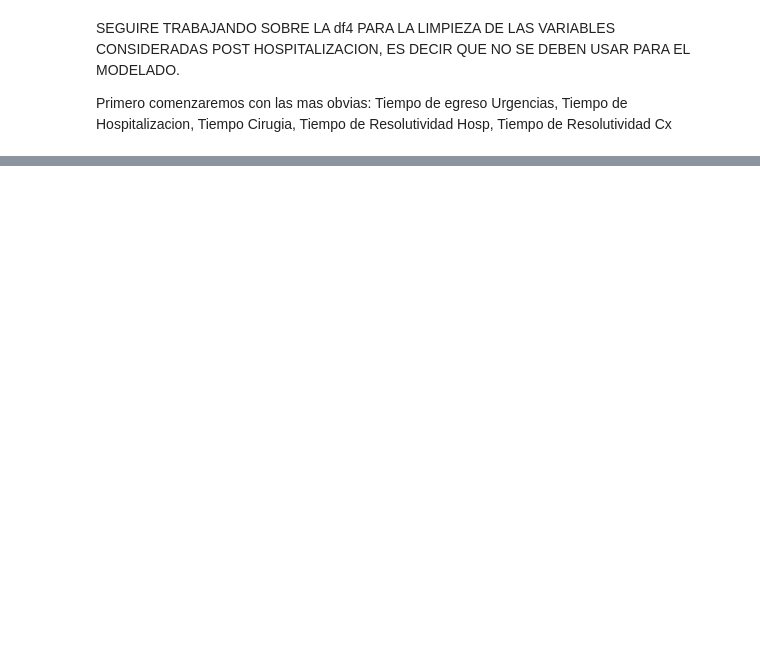
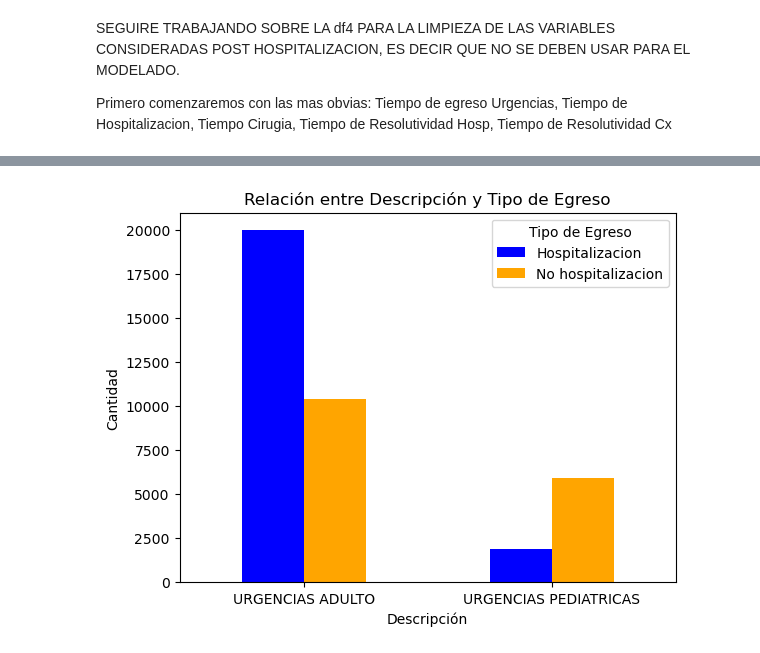
Before and after one commit to AndresBanquezBio/BDUrgencias, a Jupyter notebook: BDUrgencias.ipynb, the cells around one changed output, grey strips where cells are left out. Saved outputs shown, nothing was run; the diff lists cells and outputs as text; code cells hidden in the pictures; blank space fills up the shorter version.

```diff
--- a/BDUrgencias.ipynb
+++ b/BDUrgencias.ipynb
@@ -198,7 +197,8 @@ Name: count, dtype: int64
 # %% [markdown]
 En el proyecto, de busca predecir si un paciente ingresado se quedará en hospitalizacion o no, por lo cual, se tomara 'ALTA MEDICA', 'ALTA VOLUNTARIA', y 'REMISION A OTRA INSTITUCION', como casos en los que el paciente paso por hospitalización, mientras que 'NO APLICA' los casos en los que el paciente no ingresó a hospitalización, los demas casos 'FUGA' y 'FALLECE' como casos que no aportan información alguna al proceso de modelado, por ende serán eliminados.
 # %%
-df_3 = df_2[(df_2['Tipo Egreso (INTERNACION)'] != 'FUGA') & (df_2['Tipo Egreso (INTERNACION)'] != 'FALLECE')]
+df_3=df_2
+df_3 = df_3[(df_3['Tipo Egreso (INTERNACION)'] != 'FUGA') & (df_3['Tipo Egreso (INTERNACION)'] != 'FALLECE')]
 print("Forma del DataFrame filtrado:", df_3.shape)
 print("Base de datos filtrada:")
 df_3
@@ -270,7 +253,8 @@ def datetime2str(valuee):
   else:
     return valuee
 # %%
-df4 = df_3.applymap(datetime2str)
+df4=df_3
+df4 = df4.applymap(datetime2str)
 df4['Grupo Edad'] = df4['Grupo Edad'].astype(str)
 df4['Grupo Poblacional'] = df4['Grupo Poblacional'].astype(str)
 df4['Tiempo Duracion Diligenciamiento F3'] = df4['Tiempo Duracion Diligenciamiento F3'].astype(str)
@@ -330,0 +320,11 @@ Primero comenzaremos con las mas obvias: Tiempo de egreso Urgencias, Tiempo de H
+# %%
+
+columnas_eliminar = ['Tiempo Egreso Urgencias', 'Tiempo Traslado Hospitalizacion',
+                     'Tiempo Cirugia', 'Tiempo Resolutividad Hosp',
+                     'Tiempo Resolutividad Cx']
+
+df_5=df4.copy()
+df_5 = df_5.drop(columns=columnas_eliminar)
+print("Forma del DataFrame filtrado:", df_5.shape)
+print("Base de datos filtrada:")
+df_5
@@ -330,0 +417,15 @@ Primero comenzaremos con las mas obvias: Tiempo de egreso Urgencias, Tiempo de H
+# %%
+import matplotlib.pyplot as plt
+
+
+conteo = df_5.groupby(['DESCRIPCION', 'Tipo Egreso (INTERNACION)']).size().unstack()
+conteo.plot(kind='bar', color=['blue', 'orange'])
+plt.title('Relación entre Descripción y Tipo de Egreso')
+plt.xlabel('Descripción')
+plt.ylabel('Cantidad')
+plt.xticks(rotation=0)
+plt.legend(title='Tipo de Egreso')
+
+plt.show()
+# %% [output]
+[figure, added]
```
Also changed, not shown: parts of 22 cells of this notebook, 19 other files.
